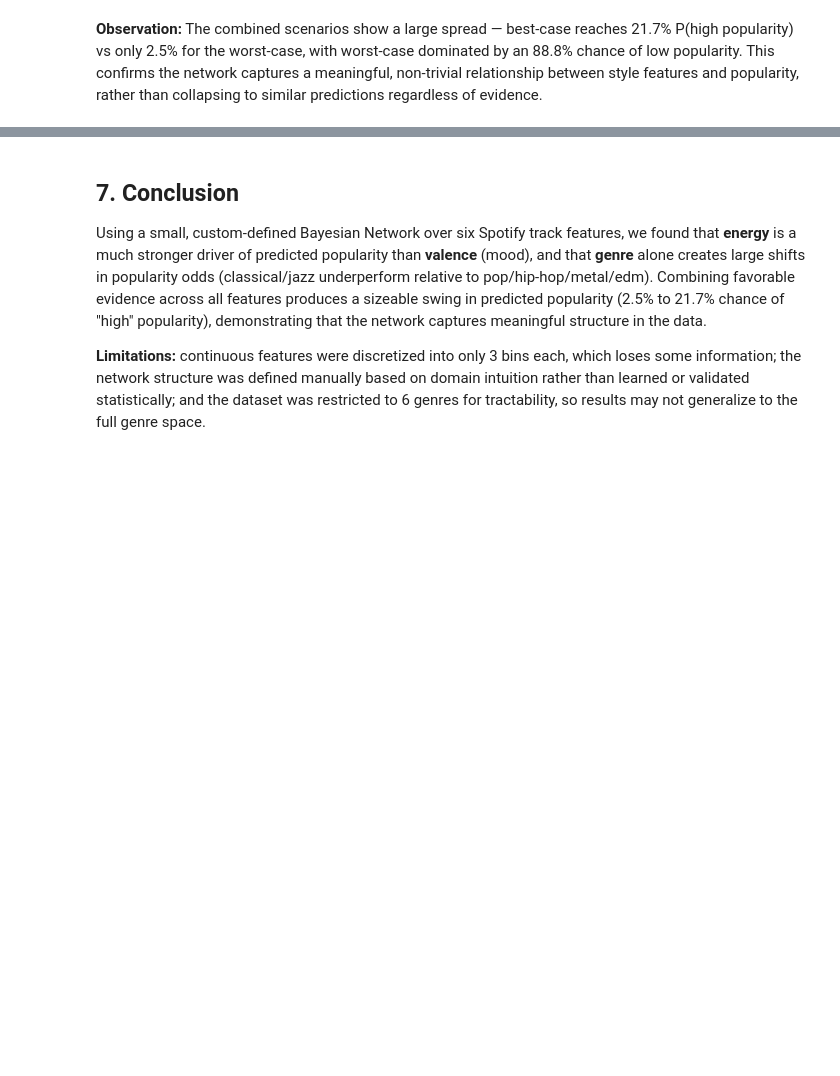
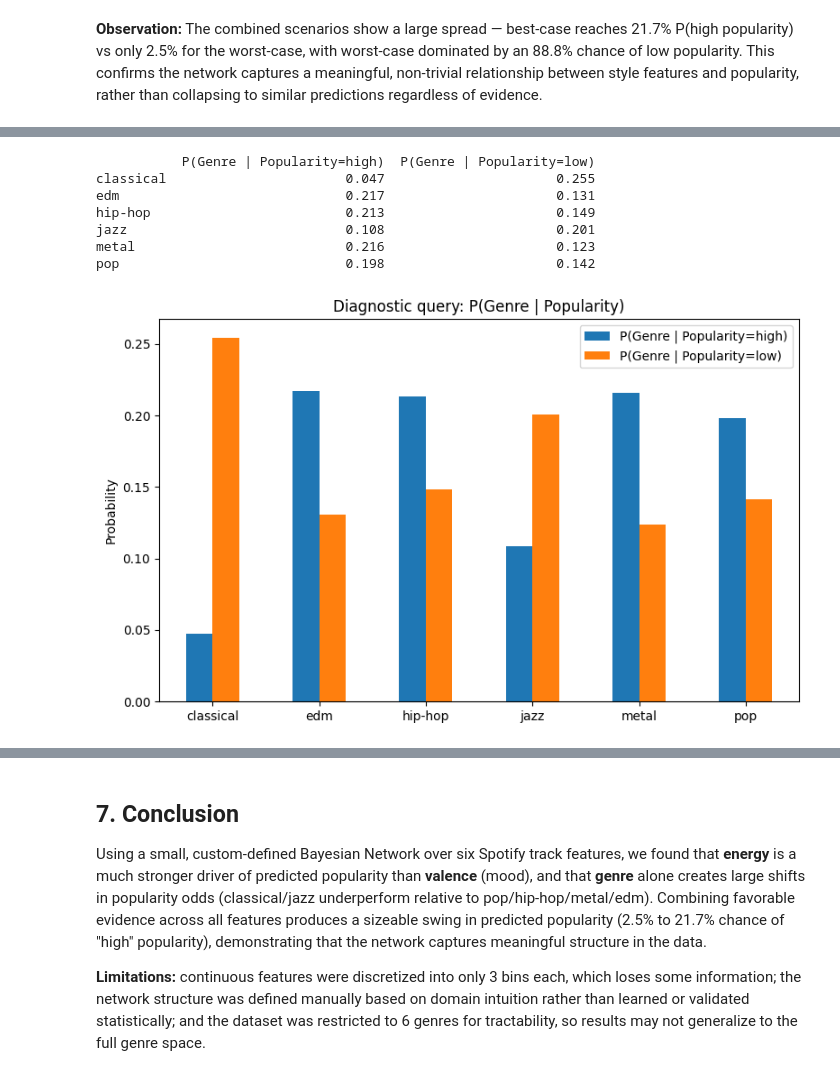
Before and after one commit to MattiaSemproli/Spotify-Bayesian-Network, a Jupyter notebook: spotify_bayesian_network.ipynb, the cells around one changed output, grey strips where cells are left out. Drawn from its saved outputs; the diff is of its cells as text; code cells hidden in the pictures; blank space fills up the shorter version.

Commit message:
Add diagnostic reasoning

```diff
--- a/spotify_bayesian_network.ipynb
+++ b/spotify_bayesian_network.ipynb
@@ -305,0 +313,26 @@ predictions regardless of evidence.
+# %%
+diag_high = infer.query(variables=['Genre'], evidence={'Popularity': 'high'}, show_progress=False)
+diag_low = infer.query(variables=['Genre'], evidence={'Popularity': 'low'}, show_progress=False)
+
+diag_df = pd.DataFrame({
+    'P(Genre | Popularity=high)': dict(zip(diag_high.state_names['Genre'], diag_high.values)),
+    'P(Genre | Popularity=low)': dict(zip(diag_low.state_names['Genre'], diag_low.values)),
+})
+print(diag_df.round(3))
+
+diag_df.plot(kind='bar', figsize=(8, 5))
+plt.title('Diagnostic query: P(Genre | Popularity)')
+plt.ylabel('Probability')
+plt.xticks(rotation=0)
+plt.tight_layout()
+plt.savefig('query4_diagnostic.png', dpi=150)
+plt.show()
+# %% [output]
+           P(Genre | Popularity=high)  P(Genre | Popularity=low)
+classical                       0.047                      0.255
+edm                             0.217                      0.131
+hip-hop                         0.213                      0.149
+jazz                            0.108                      0.201
+metal                           0.216                      0.123
+pop                             0.198                      0.142
+[figure, added]
```
Also changed, not shown: parts of 4 cells of this notebook.
